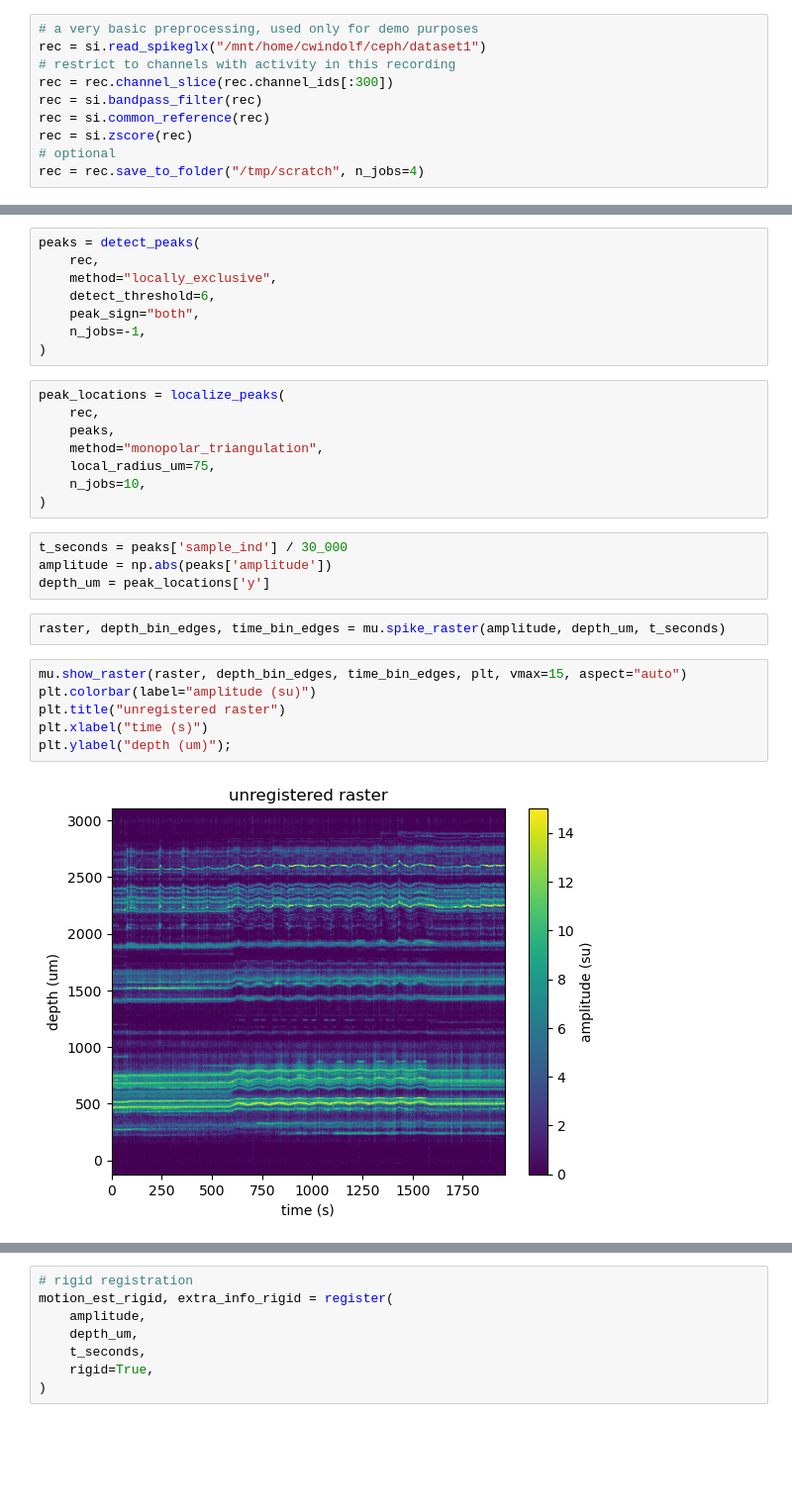
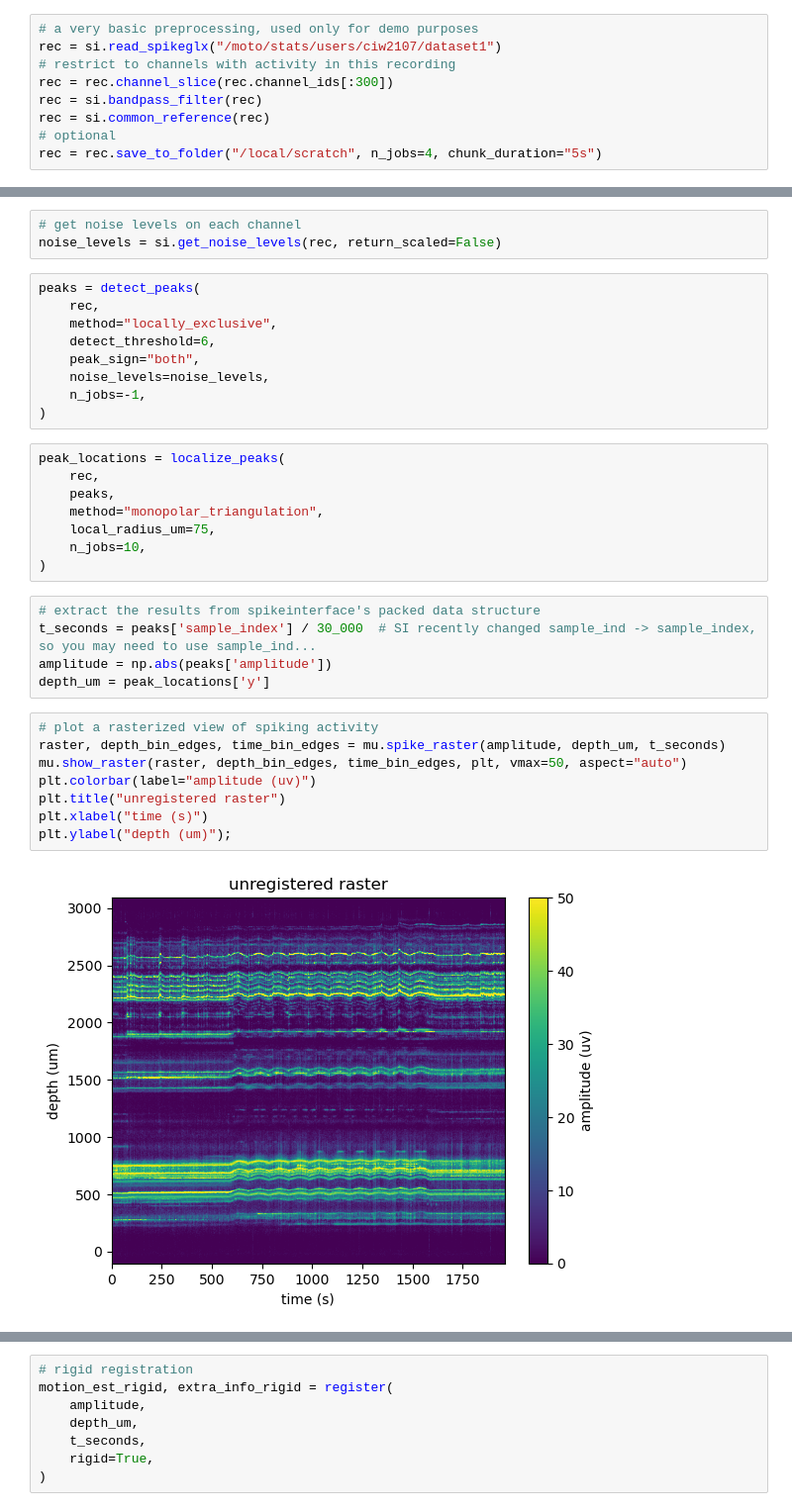
Before and after one commit to evarol/dredge, a Jupyter notebook: dredge-python/notebook/ap_registration.ipynb, the cells around one changed output, grey strips where cells are left out. Shown at 99% size. Drawn from its saved outputs; the diff is of its cells as text; blank space fills up the shorter version.

```diff
--- a/dredge-python/notebook/ap_registration.ipynb
+++ b/dredge-python/notebook/ap_registration.ipynb
@@ -22,12 +25,11 @@ from spikeinterface.sortingcomponents.peak_detection import detect_peaks
 from spikeinterface.sortingcomponents.peak_localization import localize_peaks
 # %%
 # a very basic preprocessing, used only for demo purposes
-rec = si.read_spikeglx("/mnt/home/cwindolf/ceph/dataset1")
+rec = si.read_spikeglx("/moto/stats/users/ciw2107/dataset1")
 # restrict to channels with activity in this recording
 rec = rec.channel_slice(rec.channel_ids[:300])
 rec = si.bandpass_filter(rec)
 rec = si.common_reference(rec)
-rec = si.zscore(rec)
 # optional
-rec = rec.save_to_folder("/tmp/scratch", n_jobs=4)
+rec = rec.save_to_folder("/local/scratch", n_jobs=4, chunk_duration="5s")
 # %% [output]
@@ -36,9 +38,13 @@ write_binary_recording with n_jobs = 4 and chunk_size = 30000
+# %%
+# get noise levels on each channel
+noise_levels = si.get_noise_levels(rec, return_scaled=False)
 # %%
 peaks = detect_peaks(
     rec,
     method="locally_exclusive",
     detect_threshold=6,
     peak_sign="both",
+    noise_levels=noise_levels,
     n_jobs=-1,
 )
 # %%
@@ -50,19 +56,20 @@ peak_locations = localize_peaks(
     n_jobs=10,
 )
 # %%
-t_seconds = peaks['sample_ind'] / 30_000
+# extract the results from spikeinterface's packed data structure
+t_seconds = peaks['sample_index'] / 30_000  # SI recently changed sample_ind -> sample_index, so you may need to use sample_ind...
 amplitude = np.abs(peaks['amplitude'])
 depth_um = peak_locations['y']
-# %%
-raster, depth_bin_edges, time_bin_edges = mu.spike_raster(amplitude, depth_um, t_seconds)
 # %%
-mu.show_raster(raster, depth_bin_edges, time_bin_edges, plt, vmax=15, aspect="auto")
-plt.colorbar(label="amplitude (su)")
+# plot a rasterized view of spiking activity
+raster, depth_bin_edges, time_bin_edges = mu.spike_raster(amplitude, depth_um, t_seconds)
+mu.show_raster(raster, depth_bin_edges, time_bin_edges, plt, vmax=50, aspect="auto")
+plt.colorbar(label="amplitude (uv)")
 plt.title("unregistered raster")
 plt.xlabel("time (s)")
 plt.ylabel("depth (um)");
 # %% [output]
-[figure, old version]
+[figure, new version]
 # %%
 # run nonrigid registration
 motion_est, extra_info = register(
```
Also changed, not shown: parts of 15 cells of this notebook.
